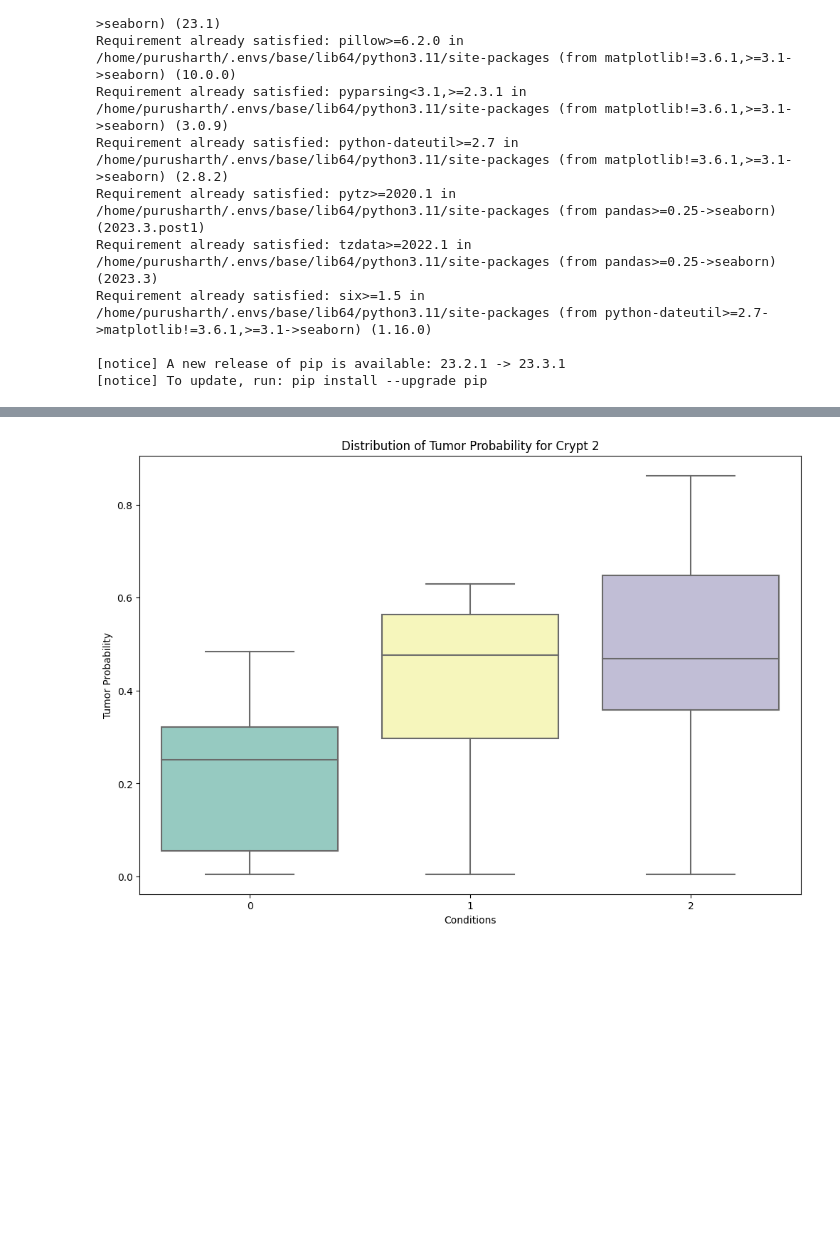
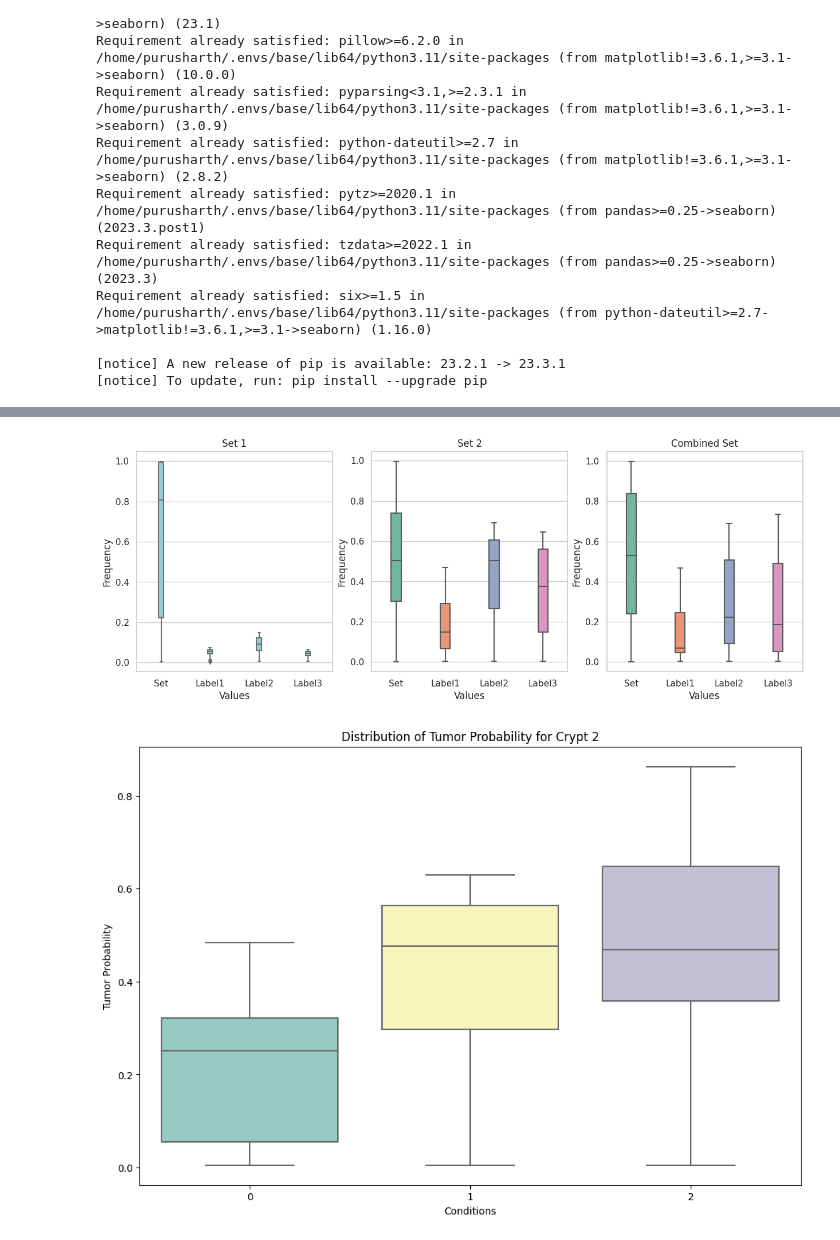
Before and after one commit to purusharths/thesis_archive, a Jupyter notebook: RandomFieldPlots/first_figure/crypt0.ipynb, the cells around one changed output, grey strips where cells are left out. Drawn from its saved outputs; the diff is of its cells as text; code cells hidden in the pictures; blank space fills up the shorter version.

Commit message:
allboxplot intro pdf and some

```diff
--- a/RandomFieldPlots/first_figure/crypt0.ipynb
+++ b/RandomFieldPlots/first_figure/crypt0.ipynb
@@ -557,3 +499,61 @@ plt.grid(False)
+# %%
+data_set1 = [np.load("ic_epithelium/crypt0_test2_epi.npy"), c0[0][:50], c0[1][:50], c0[2][:50]]
+data_set2 = [np.load("ic_epithelium/crypt1_test1_epi.npy"), c1[0][:50], c1[1][:50], c1[2][:50]]
+data_set3 = [np.load("ic_epithelium/crypt2_test6_epi.npy"), c2coarse[:50], c2smooth[:50], c2para[:50]]
+
+
+# Create a box plot using seaborn
+df_set1 = pd.DataFrame({
+    'Set': data_set1[0],
+    'Label1': data_set1[1],
+    'Label2': data_set1[2],
+    'Label3': data_set1[3]
+})
+
+df_set2 = pd.DataFrame({
+    'Set': data_set2[0],
+    'Label1': data_set2[1],
+    'Label2': data_set2[2],
+    'Label3': data_set2[3]
+})
+
+df_set3 = pd.DataFrame({
+    'Set': data_set3[0],
+    'Label1': data_set3[1],
+    'Label2': data_set3[2],
+    'Label3': data_set3[3]
+})
+df_all = pd.concat([df_set1, df_set2, df_set3], ignore_index=True)
+
+# Create a box plot using seaborn
+sns.set(style="whitegrid")
+fig, axes = plt.subplots(1, 3, figsize=(15, 5))
+
+# Plot for df_set1
+sns.boxplot(data=df_set1, color='skyblue', width=0.1, ax=axes[0])
+axes[0].set_title('Set 1')
+axes[0].set_xlabel('Values')
+axes[0].set_ylabel('Frequency')
+
+# Plot for df_set2
+sns.boxplot(data=df_set2, color='lightgreen', width=0.2, palette="Set2", ax=axes[1])
+axes[1].set_title('Set 2')
+axes[1].set_xlabel('Values')
+axes[1].set_ylabel('Frequency')
+
+# Plot for df_all
+sns.boxplot(data=df_all, color='lightcoral', width=0.2, palette="Set2", ax=axes[2])
+axes[2].set_title('Combined Set')
+axes[2].set_xlabel('Values')
+axes[2].set_ylabel('Frequency')
+
+# Adjust layout
+# plt.tight_layout()
+plt.savefig("allboxplot.pdf")
+# Show the plot
+plt.show()
+# %% [output]
+[figure, added]
 # %%
 import seaborn as sns
 # %%
```
Also changed, not shown: parts of 21 cells of this notebook.
